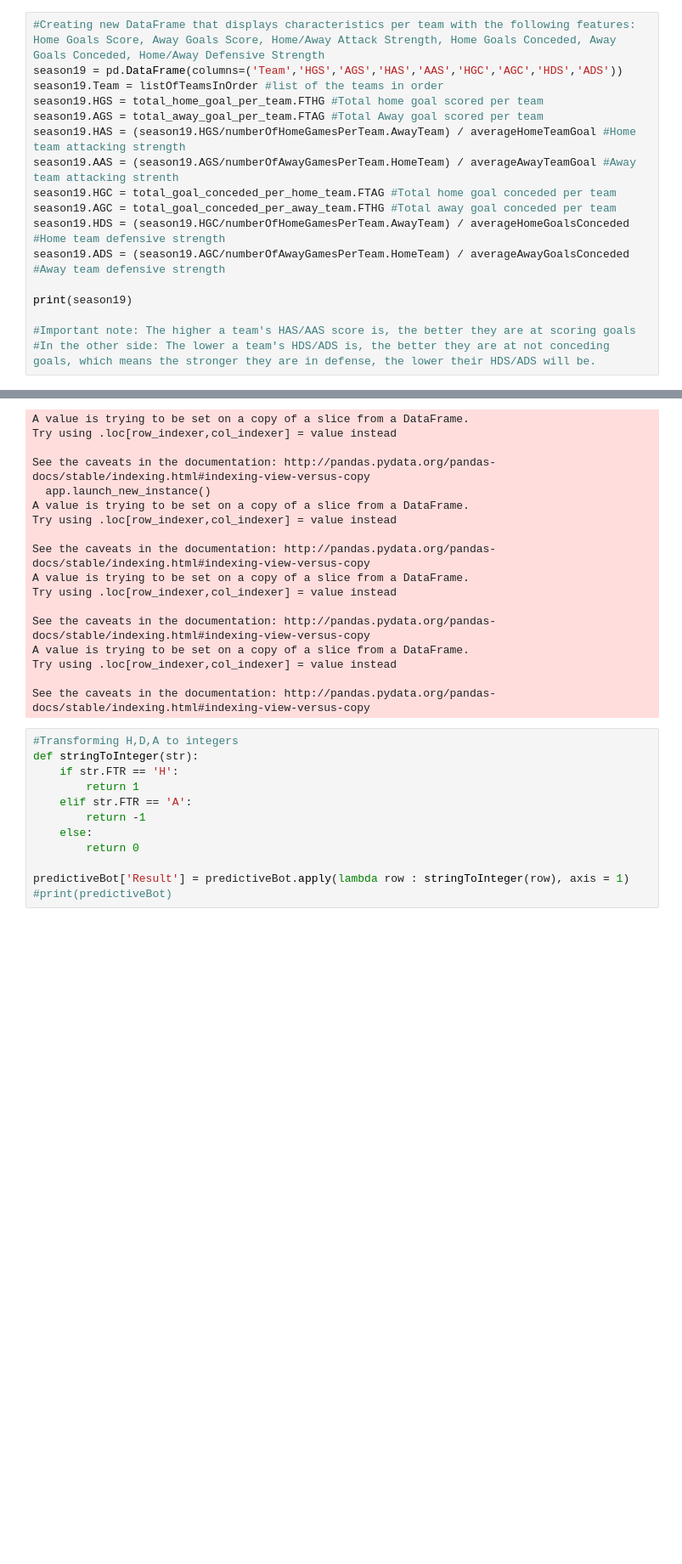
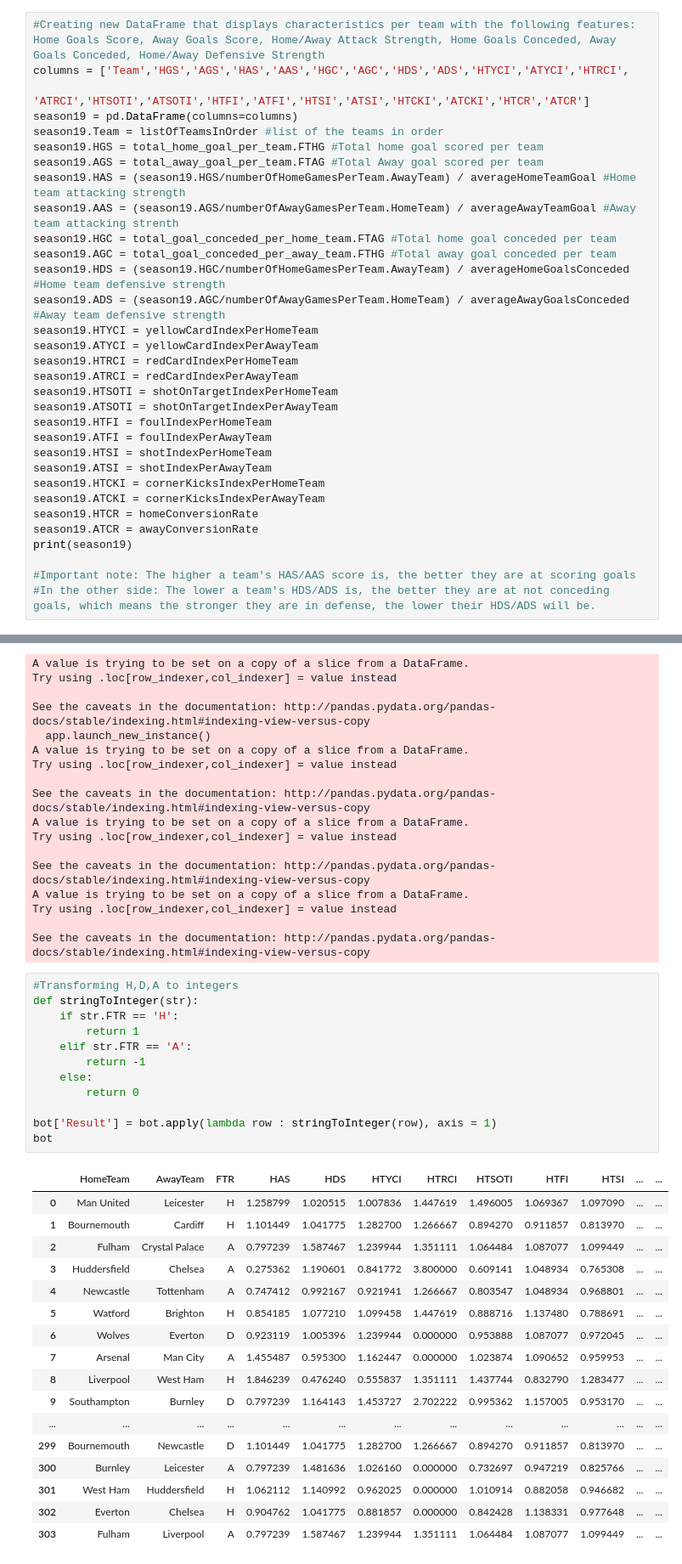
Before and after one commit to zbanga/FootballPredictionBot, a Jupyter notebook: Football Predictive Bot.ipynb, the cells around one changed output, grey strips where cells are left out. Shown at 85% size. Saved outputs shown, nothing was run; the diff lists cells and outputs as text; blank space fills up the shorter version.

```diff
--- a/Football Predictive Bot.ipynb
+++ b/Football Predictive Bot.ipynb
@@ -238,7 +398,9 @@ To do list:
 - Hyperparameter tuning to increase the performance of our model.
 # %%
 #Creating new DataFrame that displays characteristics per team with the following features: Home Goals Score, Away Goals Score, Home/Away Attack Strength, Home Goals Conceded, Away Goals Conceded, Home/Away Defensive Strength
-season19 = pd.DataFrame(columns=('Team','HGS','AGS','HAS','AAS','HGC','AGC','HDS','ADS'))
+columns = ['Team','HGS','AGS','HAS','AAS','HGC','AGC','HDS','ADS','HTYCI','ATYCI','HTRCI',
+           'ATRCI','HTSOTI','ATSOTI','HTFI','ATFI','HTSI','ATSI','HTCKI','ATCKI','HTCR','ATCR']
+season19 = pd.DataFrame(columns=columns)
 season19.Team = listOfTeamsInOrder #list of the teams in order
 season19.HGS = total_home_goal_per_team.FTHG #Total home goal scored per team
 season19.AGS = total_away_goal_per_team.FTAG #Total Away goal scored per team
@@ -248,7 +410,20 @@ season19.HGC = total_goal_conceded_per_home_team.FTAG #Total home goal conceded
 season19.AGC = total_goal_conceded_per_away_team.FTHG #Total away goal conceded per team
 season19.HDS = (season19.HGC/numberOfHomeGamesPerTeam.AwayTeam) / averageHomeGoalsConceded #Home team defensive strength
 season19.ADS = (season19.AGC/numberOfAwayGamesPerTeam.HomeTeam) / averageAwayGoalsConceded #Away team defensive strength
-
+season19.HTYCI = yellowCardIndexPerHomeTeam
+season19.ATYCI = yellowCardIndexPerAwayTeam
+season19.HTRCI = redCardIndexPerHomeTeam
+season19.ATRCI = redCardIndexPerAwayTeam
+season19.HTSOTI = shotOnTargetIndexPerHomeTeam
+season19.ATSOTI = shotOnTargetIndexPerAwayTeam
+season19.HTFI = foulIndexPerHomeTeam
+season19.ATFI = foulIndexPerAwayTeam
+season19.HTSI = shotIndexPerHomeTeam
+season19.ATSI = shotIndexPerAwayTeam
+season19.HTCKI = cornerKicksIndexPerHomeTeam
+season19.ATCKI = cornerKicksIndexPerAwayTeam
+season19.HTCR = homeConversionRate
+season19.ATCR = awayConversionRate
 print(season19)
 
 #Important note: The higher a team's HAS/AAS score is, the better they are at scoring goals
@@ -344,13 +627,30 @@ See the caveats in the documentation: http://pandas.pydata.org/pandas-docs/stabl
 # %%
 #Transforming H,D,A to integers
 def stringToInteger(str):
     if str.FTR == 'H':
         return 1
     elif str.FTR == 'A':
         return -1
     else:
         return 0
 
-predictiveBot['Result'] = predictiveBot.apply(lambda row : stringToInteger(row), axis = 1)
-#print(predictiveBot)
+bot['Result'] = bot.apply(lambda row : stringToInteger(row), axis = 1)
+bot
 # %% [output]
+|  | HomeTeam | AwayTeam | FTR | HAS | HDS | HTYCI | HTRCI | HTSOTI | HTFI | HTSI | ... | ... |
+| 0 | Man United | Leicester | H | 1.258799 | 1.020515 | 1.007836 | 1.447619 | 1.496005 | 1.069367 | 1.097090 | ... | ... |
+| 1 | Bournemouth | Cardiff | H | 1.101449 | 1.041775 | 1.282700 | 1.266667 | 0.894270 | 0.911857 | 0.813970 | ... | ... |
+| 2 | Fulham | Crystal Palace | A | 0.797239 | 1.587467 | 1.239944 | 1.351111 | 1.064484 | 1.087077 | 1.099449 | ... | ... |
+| 3 | Huddersfield | Chelsea | A | 0.275362 | 1.190601 | 0.841772 | 3.800000 | 0.609141 | 1.048934 | 0.765308 | ... | ... |
+| 4 | Newcastle | Tottenham | A | 0.747412 | 0.992167 | 0.921941 | 1.266667 | 0.803547 | 1.048934 | 0.968801 | ... | ... |
+| 5 | Watford | Brighton | H | 0.854185 | 1.077210 | 1.099458 | 1.447619 | 0.888716 | 1.137480 | 0.788691 | ... | ... |
+| 6 | Wolves | Everton | D | 0.923119 | 1.005396 | 1.239944 | 0.000000 | 0.953888 | 1.087077 | 0.972045 | ... | ... |
+| 7 | Arsenal | Man City | A | 1.455487 | 0.595300 | 1.162447 | 0.000000 | 1.023874 | 1.090652 | 0.959953 | ... | ... |
+| 8 | Liverpool | West Ham | H | 1.846239 | 0.476240 | 0.555837 | 1.351111 | 1.437744 | 0.832790 | 1.283477 | ... | ... |
+| 9 | Southampton | Burnley | D | 0.797239 | 1.164143 | 1.453727 | 2.702222 | 0.995362 | 1.157005 | 0.953170 | ... | ... |
+| ... | ... | ... | ... | ... | ... | ... | ... | ... | ... | ... | ... | ... |
+| 299 | Bournemouth | Newcastle | D | 1.101449 | 1.041775 | 1.282700 | 1.266667 | 0.894270 | 0.911857 | 0.813970 | ... | ... |
+| 300 | Burnley | Leicester | A | 0.797239 | 1.481636 | 1.026160 | 0.000000 | 0.732697 | 0.947219 | 0.825766 | ... | ... |
+| 301 | West Ham | Huddersfield | H | 1.062112 | 1.140992 | 0.962025 | 0.000000 | 1.010914 | 0.882058 | 0.946682 | ... | ... |
+| 302 | Everton | Chelsea | H | 0.904762 | 1.041775 | 0.881857 | 0.000000 | 0.842428 | 1.138331 | 0.977648 | ... | ... |
+| 303 | Fulham | Liverpool | A | 0.797239 | 1.587467 | 1.239944 | 1.351111 | 1.064484 | 1.087077 | 1.099449 | ... | ... |
```
Also changed, not shown: parts of 21 cells of this notebook, 8 other files.
